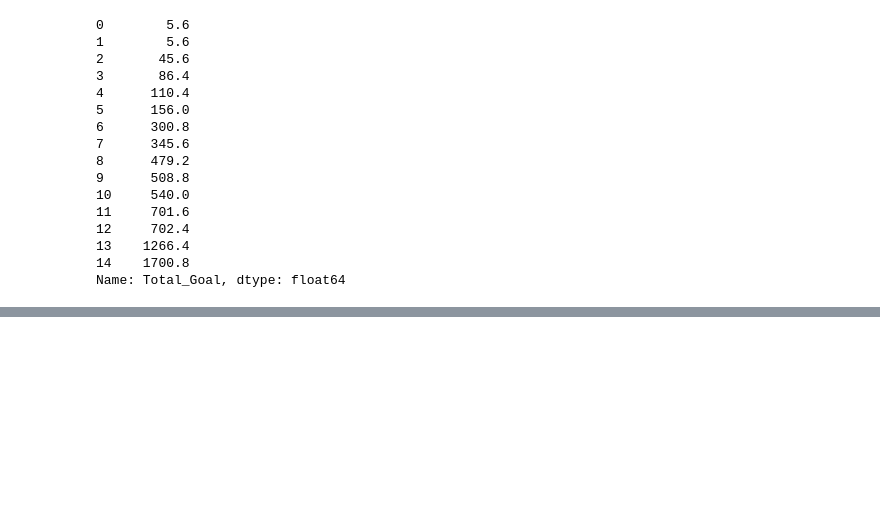
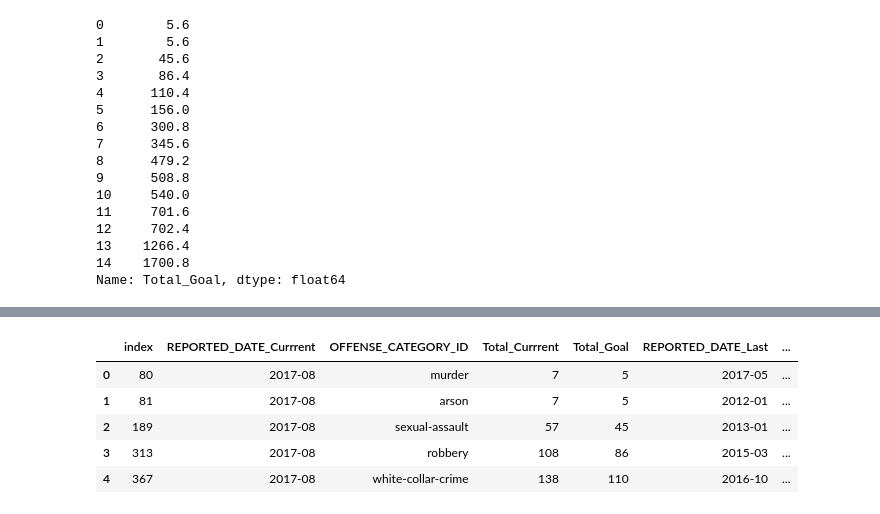
Before and after one commit to okmokm422/TIL, a Jupyter notebook: 1. Python/3. Pandas-cookbook/Chapter10.ipynb, the cells around one changed output, grey strips where cells are left out. Drawn from its saved outputs; the diff is of its cells as text; code cells hidden in the pictures; blank space fills up the shorter version.

```diff
--- a/1. Python/3. Pandas-cookbook/Chapter10.ipynb
+++ b/1. Python/3. Pandas-cookbook/Chapter10.ipynb
@@ -1276,0 +1284,4 @@ Name: Total_Goal, dtype: float64
+# %%
+# 正確な時間で集計
+ad_period = crime_sort.groupby([lambda x: x.to_period("M"), "OFFENSE_CATEGORY_ID"]).size()
+ad_period
@@ -1276,0 +1302,3 @@ Name: Total_Goal, dtype: float64
+# %%
+ad_period = ad_period.sort_values().reset_index(name="Total").rename(columns={"level_0":"REPORTED_DATE"})
+ad_period.head()
@@ -1276,0 +1317,4 @@ Name: Total_Goal, dtype: float64
+# %%
+aug_2018 = pd.Period("2017-8", freq="M")
+goal_period = ad_period[ad_period["REPORTED_DATE"] == aug_2018].reset_index()
+goal_period.head()
@@ -1276,0 +1328,3 @@ Name: Total_Goal, dtype: float64
+# %%
+goal_period["Total_Goal"] = goal_period["Total"].mul(.8).astype(int)
+goal_period.head()
@@ -1276,0 +1338,9 @@ Name: Total_Goal, dtype: float64
+# %%
+pd.merge_asof(goal_period, ad_period, left_on="Total_Goal", right_on="Total", by="OFFENSE_CATEGORY_ID", suffixes=("_Currrent", "_Last")).head()
+# %% [output]
+|  | index | REPORTED_DATE_Currrent | OFFENSE_CATEGORY_ID | Total_Currrent | Total_Goal | REPORTED_DATE_Last | ... |
+| 0 | 80 | 2017-08 | murder | 7 | 5 | 2017-05 | ... |
+| 1 | 81 | 2017-08 | arson | 7 | 5 | 2012-01 | ... |
+| 2 | 189 | 2017-08 | sexual-assault | 57 | 45 | 2013-01 | ... |
+| 3 | 313 | 2017-08 | robbery | 108 | 86 | 2015-03 | ... |
+| 4 | 367 | 2017-08 | white-collar-crime | 138 | 110 | 2016-10 | ... |
```
Also changed, not shown: parts of 7 cells of this notebook.
